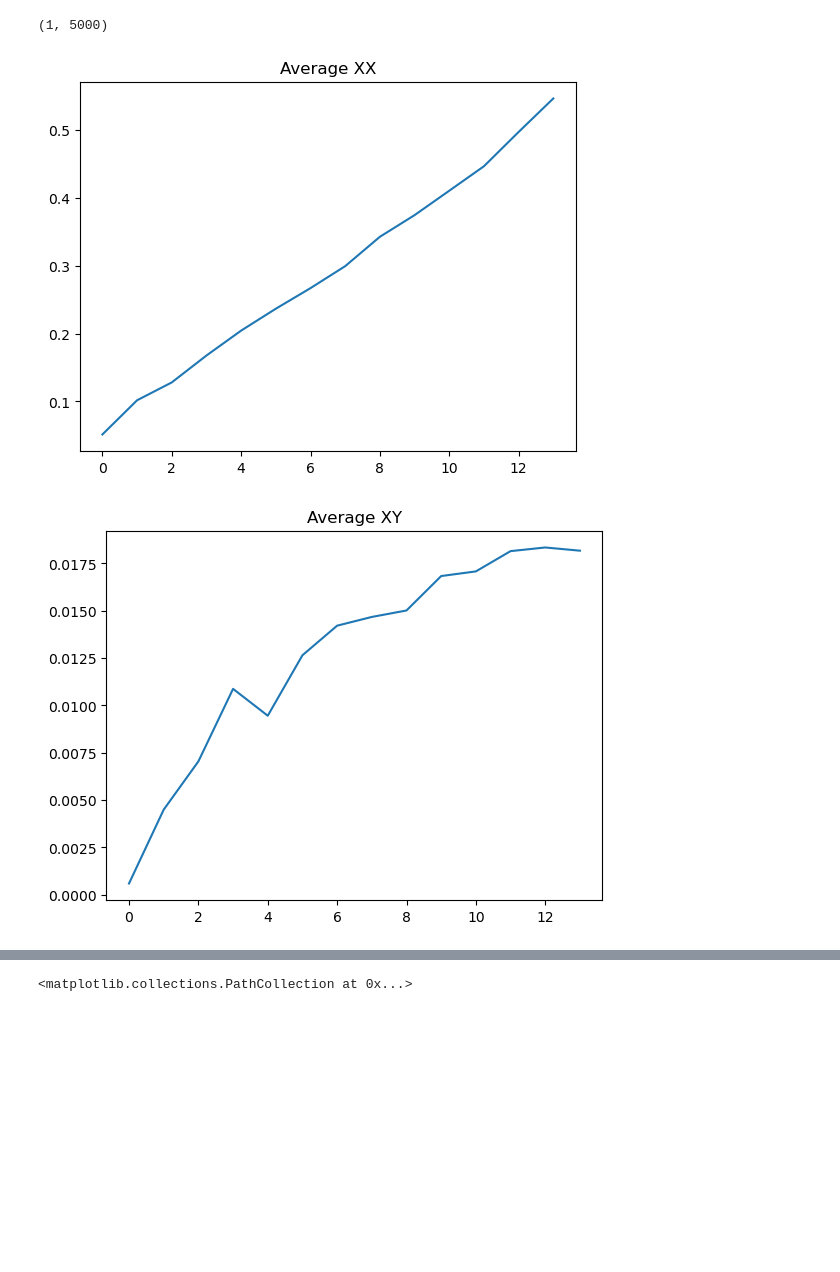
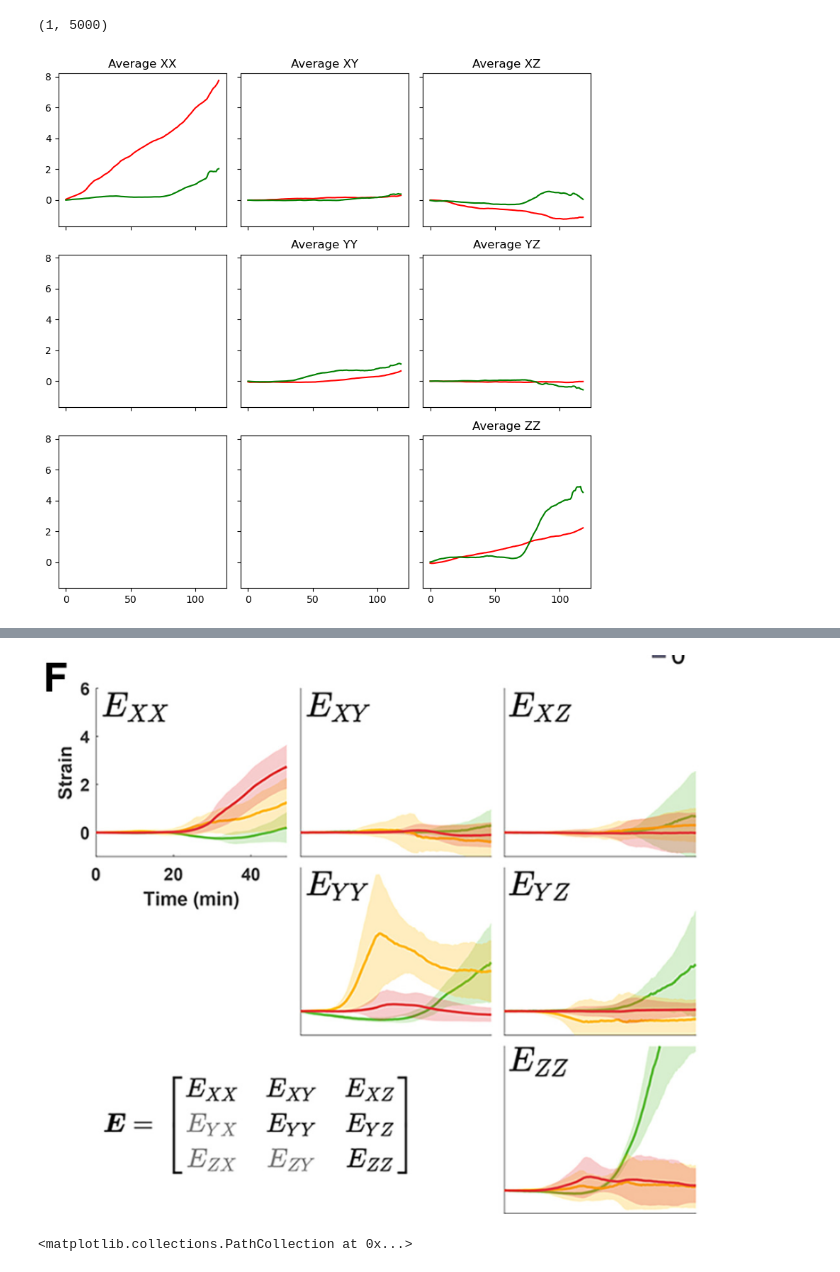
Before and after one commit to JakobSchauser/PhD, a Jupyter notebook: code/strain_map/strain_ala_david_denberg.ipynb, the cells around one changed output, grey strips where cells are left out. Cells and saved outputs as stored; diff of their text form; code cells hidden in the pictures; blank space fills up the shorter version.

```diff
--- a/code/strain_map/strain_ala_david_denberg.ipynb
+++ b/code/strain_map/strain_ala_david_denberg.ipynb
@@ -182,12 +182,19 @@ props.shape
 # %% [output]
 (1, 5000)
 # %%
+
+
+fig, axs = plt.subplots(3, 3, figsize=(8, 8), sharex=True, sharey=True, tight_layout=True)
+
+
+cols = ['r', 'g', ]
+
+pro = [1, 4]
 for x in range(3):
     for y in range(x, 3):
-        plt.plot(E[:, props[0] == 1].mean(axis = 1)[:,x,y])
+        for i in range(2):
+            axs[x,y].plot(E[:, props[0] == pro[i]].mean(axis = 1)[:,x,y], c = cols[i],)
 
-        plt.title(f"Average {['X', 'Y', 'Z'][x]}{['X', 'Y', 'Z'][y]}")
-        plt.show()
+        axs[x,y].set_title(f"Average {['X', 'Y', 'Z'][x]}{['X', 'Y', 'Z'][y]}")
 # %% [output]
-[figure, old version]
+[figure, new version]
-[figure, removed]
@@ -198,3 +201,5 @@ for x in range(3):
+# %% [markdown]
+![image.png](attachment:image.png)
 # %%
 e_per_cell = E.mean(axis=0)
 plt.scatter(positions[0,:, 0], positions[0,:, 2], c=e_per_cell[:, 0, 0])
```
Also changed, not shown: parts of 2 cells of this notebook.
